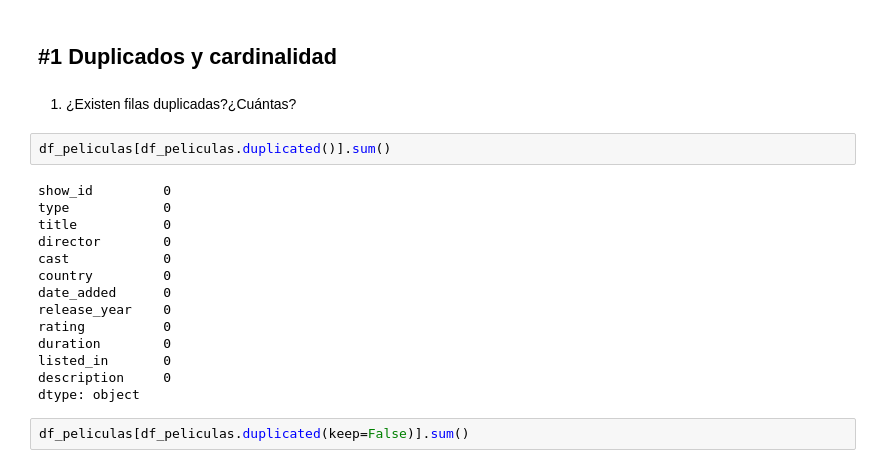
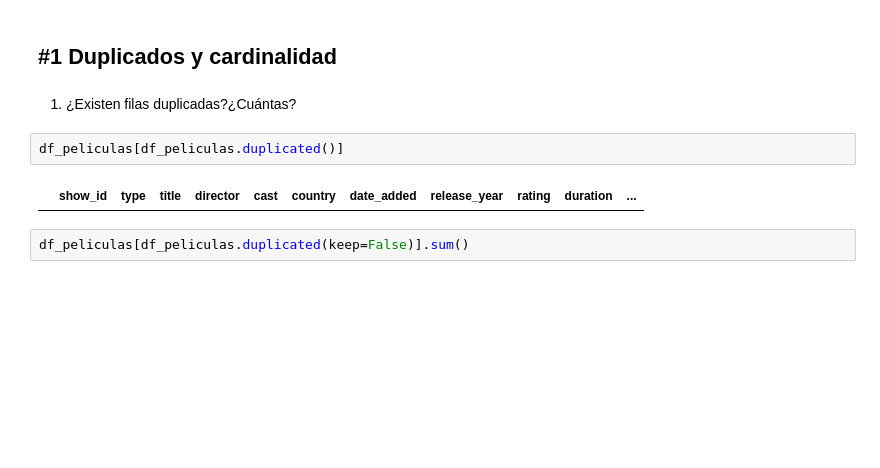
Before and after one commit to ChiaraTot/ONLINE_DS_THEBRIDGE_CHIARA, a Jupyter notebook: Practicas_Obligatorias/Practica_Obligatoria_ETL_SP5_unit1/18_Practica_Obligatoria_ETL.ipynb, the cells around one changed output. Cells and saved outputs as stored; diff of their text form; blank space fills up the shorter version.

```diff
--- a/Practicas_Obligatorias/Practica_Obligatoria_ETL_SP5_unit1/18_Practica_Obligatoria_ETL.ipynb
+++ b/Practicas_Obligatorias/Practica_Obligatoria_ETL_SP5_unit1/18_Practica_Obligatoria_ETL.ipynb
@@ -171,21 +173,9 @@ Name: count, Length: 220, dtype: int64
 # %% [markdown]
 1. ¿Existen filas duplicadas?¿Cuántas?
 # %%
-df_peliculas[df_peliculas.duplicated()].sum()
+df_peliculas[df_peliculas.duplicated()]
 # %% [output]
-show_id         0
-type            0
-title           0
-director        0
-cast            0
-country         0
-date_added      0
-release_year    0
-rating          0
-duration        0
-listed_in       0
-description     0
-dtype: object
+|  | show_id | type | title | director | cast | country | date_added | release_year | rating | duration | ... |
 # %%
 df_peliculas[df_peliculas.duplicated(keep=False)].sum()
 # %% [output]
```
Also changed, not shown: parts of 25 cells of this notebook, 37 other files.
